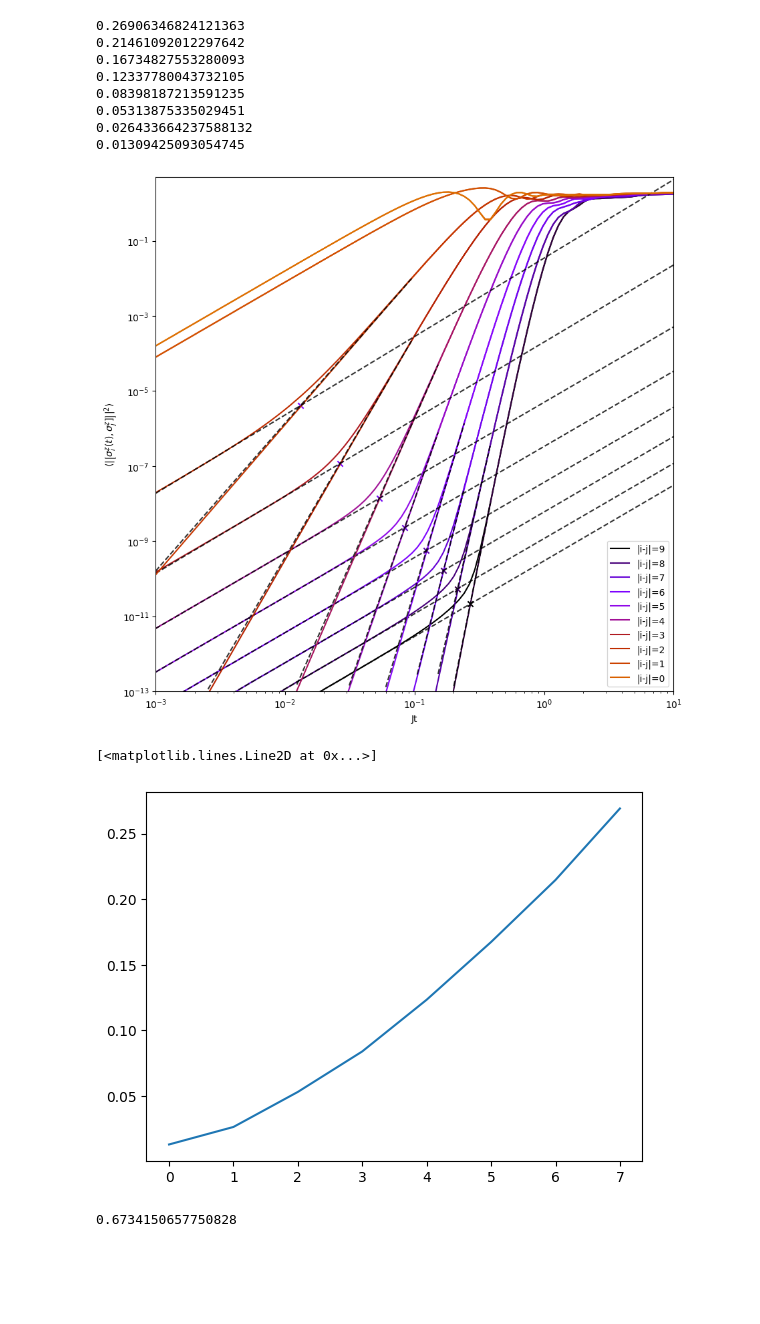
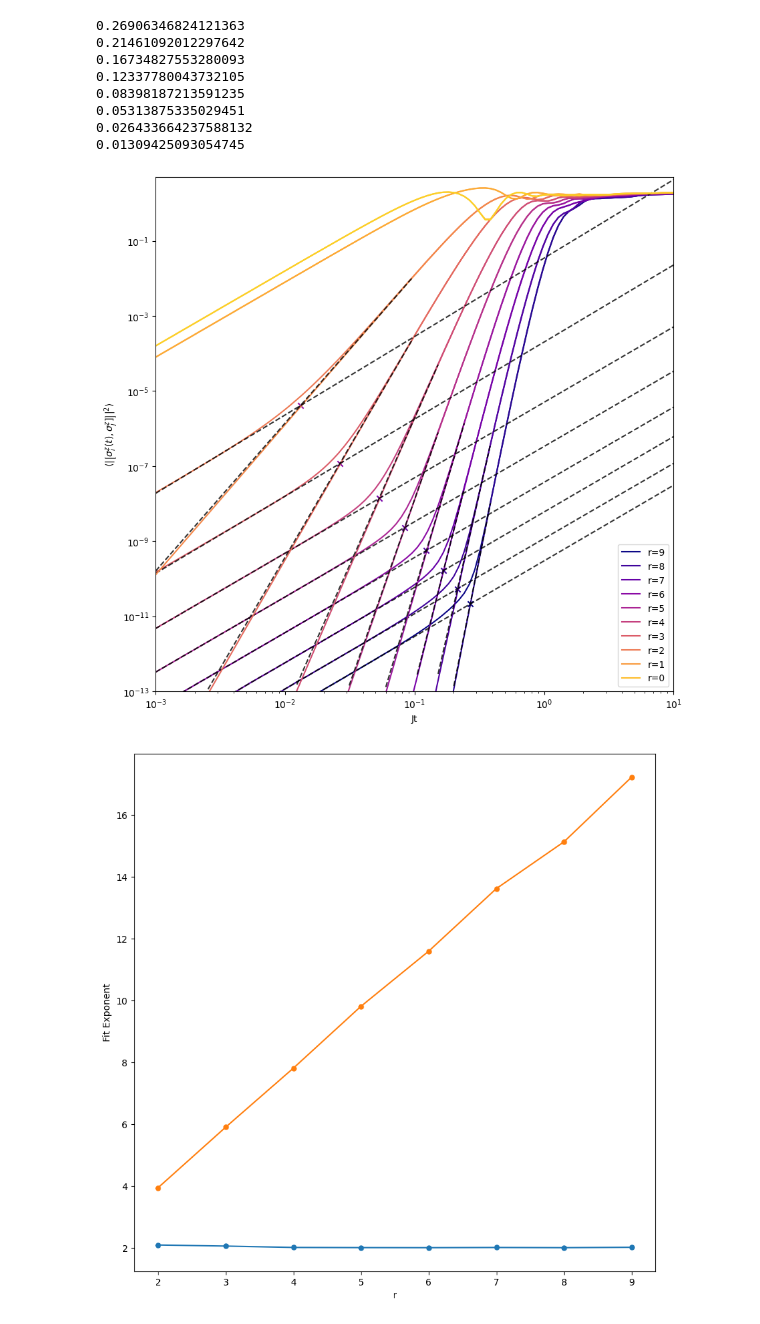
Before and after one commit to mkm2/WorkingFolder, a Jupyter notebook: final_runs/chapter_3/Krylov/ShortTimes.ipynb, the cells around one changed output. Cells and saved outputs as stored; diff of their text form; code cells hidden in the pictures; blank space fills up the shorter version.

```diff
--- a/final_runs/chapter_3/Krylov/ShortTimes.ipynb
+++ b/final_runs/chapter_3/Krylov/ShortTimes.ipynb
@@ -163,9 +284,9 @@ for j in range(0,8):
 0.026433664237588132
 0.01309425093054745
 # %%
-NUM_COLORS = N+1
-cm = plt.get_cmap('gnuplot')
-cNorm  = colors.Normalize(vmin=0, vmax=NUM_COLORS+5)
+NUM_COLORS = N+2
+cm = plt.get_cmap('plasma')
+cNorm  = colors.Normalize(vmin=0, vmax=NUM_COLORS)
 scalarMap = mplcm.ScalarMappable(norm=cNorm, cmap=cm)
 fig = plt.figure(figsize=(10,10))
 ax = fig.add_subplot(111)
@@ -173,7 +294,7 @@ ax.set_prop_cycle(color=[scalarMap.to_rgba(i) for i in range(NUM_COLORS)])
 ax.set_xscale("log")
 ax.set_yscale("log")
 for j in range(0,N//2+1):
-    ax.plot(T,red_xx[:,j],label="|i-j|={}".format(N//2+1-j-1))
+    ax.plot(T,red_xx[:,j],label="r={}".format(rvals[j]))
     ax.plot(T,red_xx_nn[:,j])
     if j <= 7:
         ax.plot(T[tfitmin[j]:],model(T[tfitmin[j]:],popt[j][0],popt[j][1]),color="black",alpha=0.8,ls="dashed")
@@ -186,13 +307,14 @@ ax.set_xlim(1e-3,10)
 ax.set_ylim(1e-13,5)
 plt.show()
 # %% [output]
-[figure, old version]
+[figure, new version]
-# %%
-plt.plot(x[0:8],np.flip(tcut))
-# %% [output]
-[<matplotlib.lines.Line2D at 0x...>]
-[figure, removed]
-# %%
-T[70]
-# %% [output]
-0.6734150657750828
+# %%
+fig = plt.figure(figsize=(10,10))
+ax = fig.add_subplot(111)
+ax.plot(rvals[0:8],[popt[j][1] for j in range(0,8)],marker="o",ms=5)
+ax.plot(rvals[0:8],[popt_nn[j][1] for j in range(0,8)],marker="o",ms=5)
+ax.set_ylabel("Fit Exponent")
+ax.set_xlabel("r")
+plt.show()
+# %% [output]
+[figure, added]
```
Also changed, not shown: parts of 22 cells of this notebook, 17 other files.
